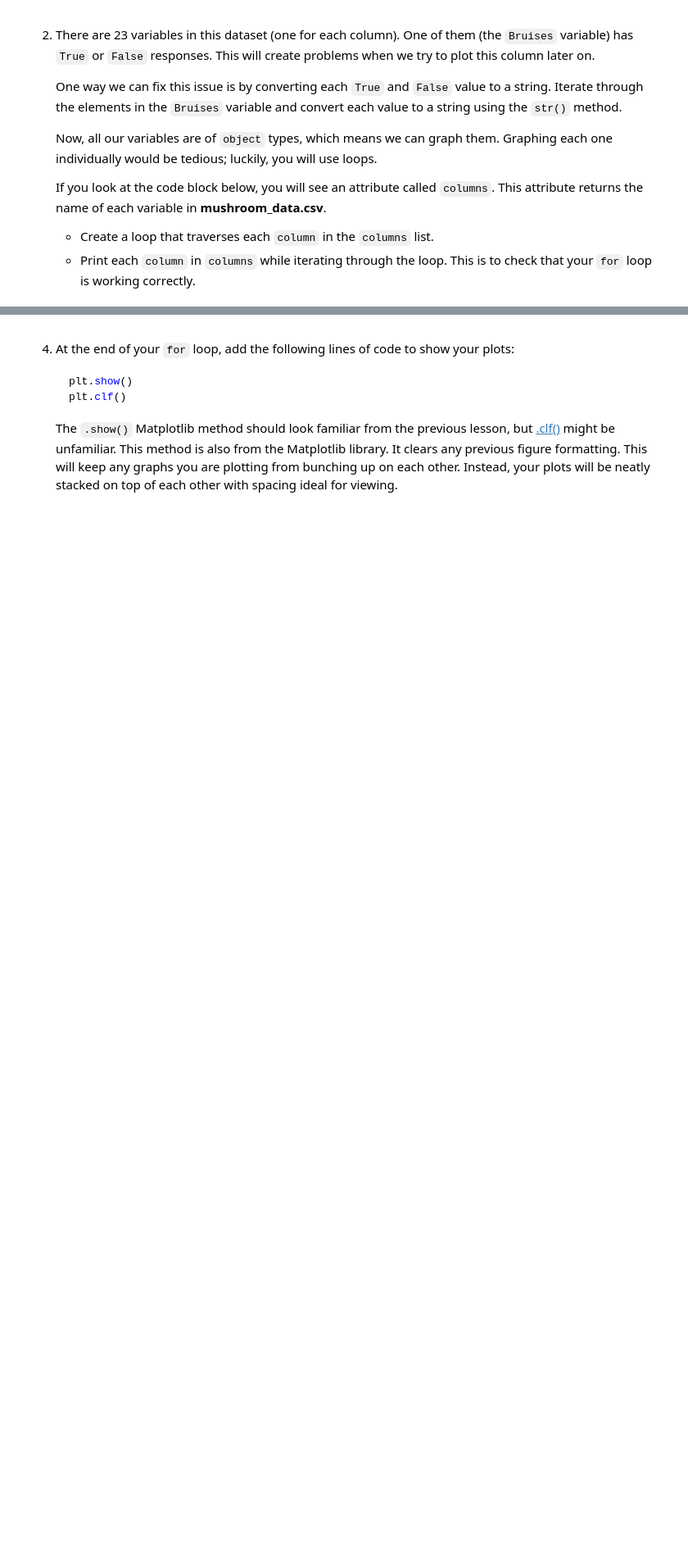
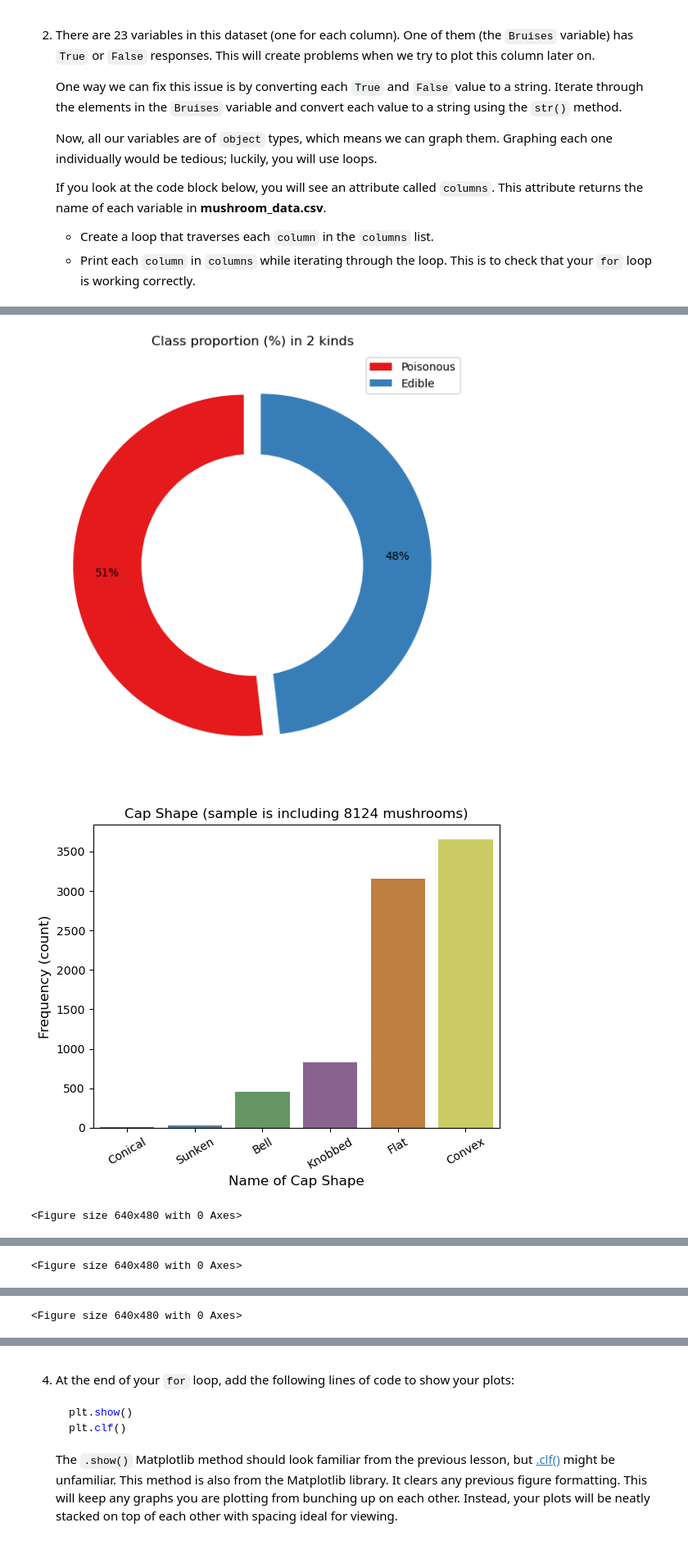
Before and after one commit to LiZoMark841619/Mushroom_analysis, a Jupyter notebook: Exploring Mushrooms/Exploring Mushrooms.ipynb, the cells around one changed output, grey strips where cells are left out. Shown: that part at 82% size. Saved outputs shown, nothing was run; the diff lists cells and outputs as text; code cells hidden in the pictures; blank space fills up the shorter version.

```diff
--- a/Exploring Mushrooms/Exploring Mushrooms.ipynb
+++ b/Exploring Mushrooms/Exploring Mushrooms.ipynb
@@ -62,20 +148,24 @@ len(df.Population.value_counts())
 # %%
 for column in columns:
     #print(column)
-    sns.set_palette("deep")
+    sns.set_palette("Set1")
     if df[column].nunique() < 6:
         plt.figure(figsize=[7,7])
-        plt.pie(df[column].value_counts(), autopct='%d%%', startangle=90, pctdistance=0.8, explode=[0.02 for i in range(len(df[column].value_counts()))])
+        plt.pie(df[column].value_counts(), autopct='%d%%', startangle=90, pctdistance=0.8, explode=[0.05 for i in range(len(df[column].value_counts()))])
         labels=df[column].unique()
         plt.legend(labels, loc=0)
         plt.title(f'{column} proportion (%) in {df[column].nunique()} kinds', fontsize=12)
         hole = plt.Circle((0, 0), 0.65, facecolor='white')
         plt.gcf().gca().add_artist(hole)
     else:
         sns.countplot(x=df[column], data=df, order=df[column].value_counts(ascending=True).index, saturation=0.5)
         plt.xticks(rotation=30, fontsize=10)
         plt.xlabel(f'Name of {column}', fontsize=12)
         plt.ylabel('Frequency (count)', fontsize=12)
         plt.title(f'{column} (sample is including {len(df.Population)} mushrooms)', fontsize=12)
     plt.show()
     plt.clf()
+# %% [output]
+[figure, added]
+[figure, added]
+<Figure size 640x480 with 0 Axes>
@@ -81,0 +174 @@ for column in columns:
+<Figure size 640x480 with 0 Axes>
@@ -81,0 +177 @@ for column in columns:
+<Figure size 640x480 with 0 Axes>
```
Also changed, not shown: parts of 9 cells of this notebook.
